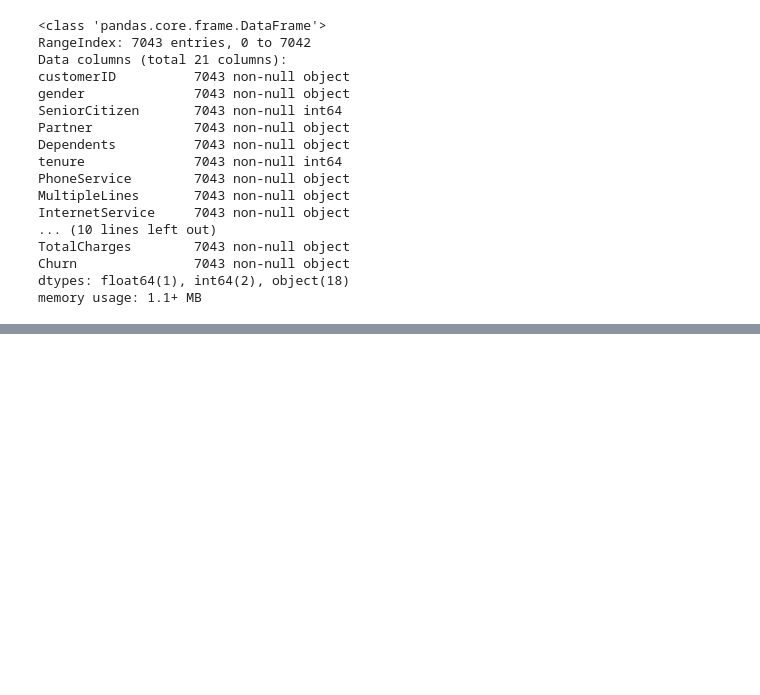
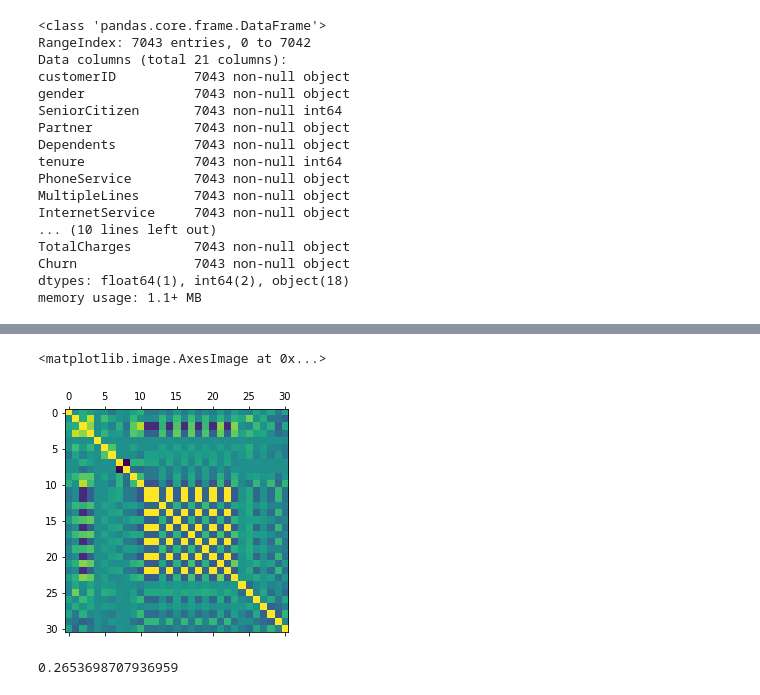
Before and after one commit to shibby576/wild_data_science, a Jupyter notebook: Assignment_1.ipynb, the cells around one changed output, grey strips where cells are left out. Cells and saved outputs as stored; diff of their text form; code cells hidden in the pictures; blank space fills up the shorter version.

Commit message:
one-hot encoded data and started explore

```diff
--- a/Assignment_1.ipynb
+++ b/Assignment_1.ipynb
@@ -39,10 +46,11 @@ dtypes: float64(1), int64(2), object(18)
 memory usage: 1.1+ MB
 # %%
 #Find categorical columns that can be on-hot encoded
-columns = list(inital_df)
-continous =[]
+columns = list(initial_df)
+cat =[]
 for i in columns:
     if initial_df[i].dtype =='object':
-        continous.append(i)
-continous
+        if i != 'customerID' and i != 'TotalCharges':
+            cat.append(i)
+print(cat)
 # %% [output]
@@ -91,0 +82,10 @@ for i in continous:
+# %%
+#change totalcharges to numberic and allow nans
+initial_df['TotalCharges']=pd.to_numeric(initial_df['TotalCharges'],errors='coerce')
+# %%
+#one-hot encode cat calumns and create a new df
+hot_df = pd.get_dummies(initial_df, columns = cat, drop_first=True)
+hot_df.head()
+hot_df.info()
+
+#it appreas that all columns are represented
@@ -91,0 +123,15 @@ for i in continous:
+# %%
+#look at corr of all variables
+import matplotlib.pyplot as plt
+
+plt.matshow(hot_df.corr())
+
+#not helptul
+# %% [output]
+<matplotlib.image.AxesImage at 0x...>
+[figure, added]
+# %%
+#what percent of the data is of customers that "churned"
+hot_df['Churn_Yes'].sum()/hot_df['Churn_Yes'].count()
+# %% [output]
+0.2653698707936959
```
Also changed, not shown: parts of 8 cells of this notebook.
